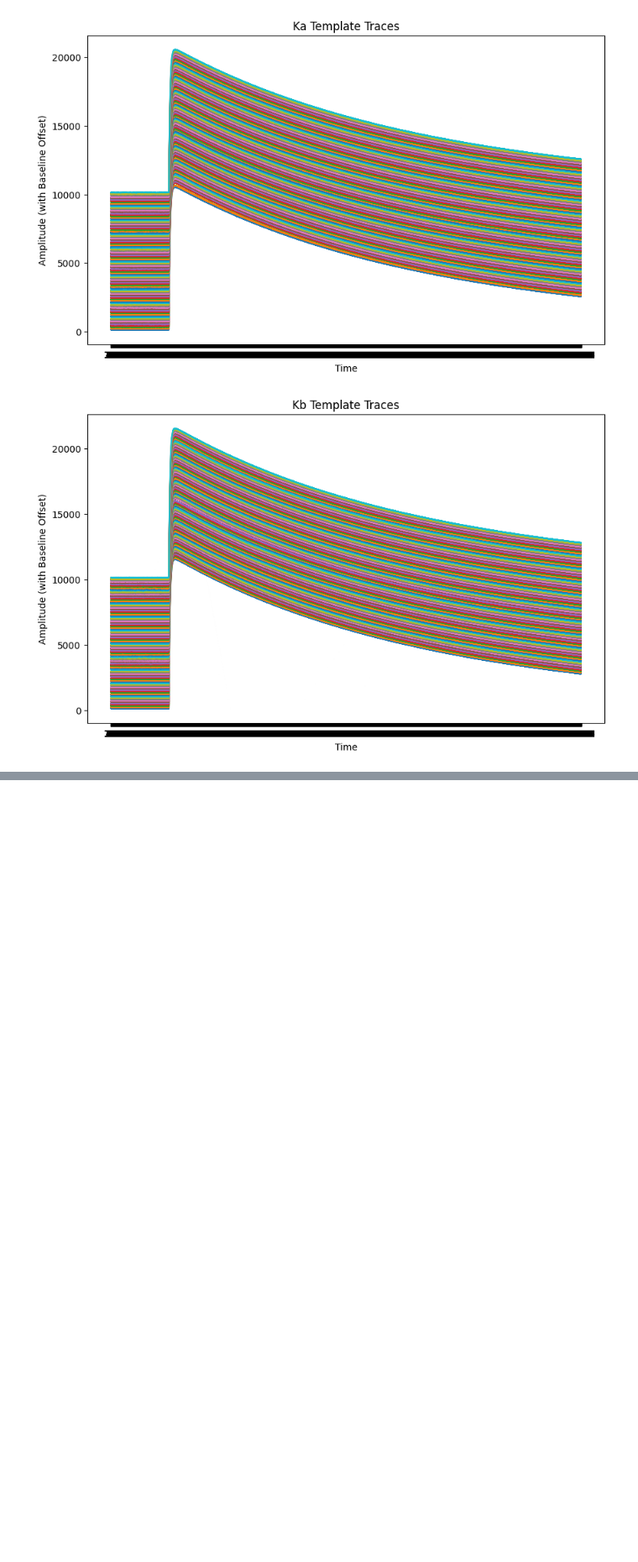
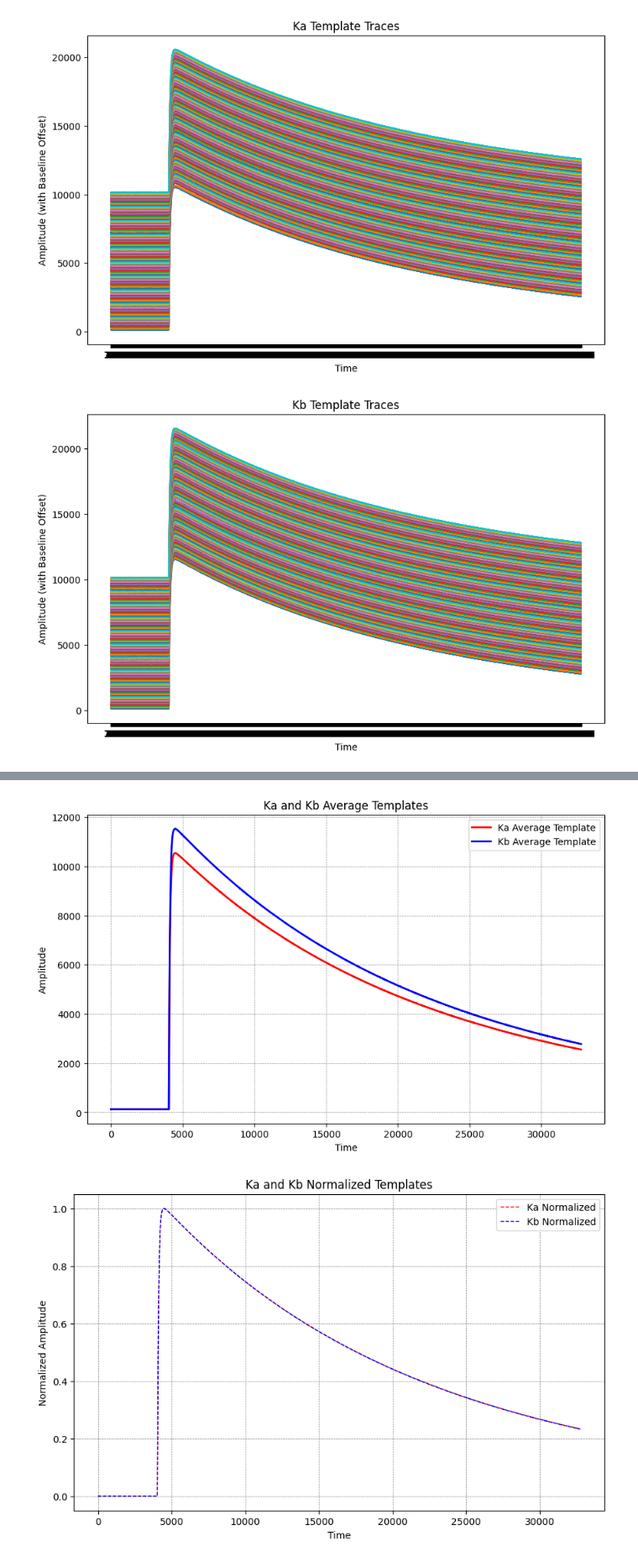
Before and after one commit to dowlingwong/DELight_mtr, a Jupyter notebook: wk8/raw/22OF_template.ipynb, the cells around one changed output, grey strips where cells are left out. Shown at 84% size. Saved outputs shown, nothing was run; the diff lists cells and outputs as text; code cells hidden in the pictures; blank space fills up the shorter version.

```diff
--- a/wk8/raw/22OF_template.ipynb
+++ b/wk8/raw/22OF_template.ipynb
@@ -30,0 +78,69 @@ plot_traces("Kb_template_traces.csv", "Kb Template Traces")
+# %%
+import numpy as np
+import pandas as pd
+import matplotlib.pyplot as plt
+
+plt.style.use('default')  # Reset any unusual styling
+
+def plot_traces(csv_file, title):
+    df = pd.read_csv(csv_file)
+    df = df.loc[:, df.columns != 'Unnamed: 0']  # Remove any unexpected index column
+    df = df.dropna()  # Remove any NaN values
+    num_traces = df.shape[0]
+    baseline_offsets = np.linspace(0, num_traces * 100, num_traces)  # Spacing traces vertically
+
+    plt.figure(figsize=(10, 6), facecolor='white')  # Set white background
+    for i in range(num_traces):
+        plt.plot(df.iloc[i] + baseline_offsets[i], label=f'Trace {i+1}', linewidth=1)
+
+    plt.title(title)
+    plt.xlabel("Time")
+    plt.ylabel("Amplitude (with Baseline Offset)")
+    plt.show()
+
+def compute_average_template(csv_file):
+    df = pd.read_csv(csv_file)
+    df = df.loc[:, df.columns != 'Unnamed: 0']  # Remove any unexpected index column
+    df = df.dropna()  # Remove any NaN values
+    avg_trace = df.mean(axis=0).to_numpy()  # Convert to NumPy array
+    return avg_trace
+
+def normalize_template(template):
+    return (template - np.min(template)) / (np.max(template) - np.min(template))
+
+def plot_templates_separately(file1, file2):
+    ka_avg_trace = compute_average_template(file1)
+    kb_avg_trace = compute_average_template(file2)
+
+    ka_norm_trace = normalize_template(ka_avg_trace)
+    kb_norm_trace = normalize_template(kb_avg_trace)
+
+    # Plot original templates
+    plt.figure(figsize=(10, 6), facecolor='white')  # Set white background
+    plt.plot(ka_avg_trace, label="Ka Average Template", color="red", linewidth=2)
+    plt.plot(kb_avg_trace, label="Kb Average Template", color="blue", linewidth=2)
+
+    plt.title("Ka and Kb Average Templates")
+    plt.xlabel("Time")
+    plt.ylabel("Amplitude")
+    plt.legend()
+    plt.grid(color='gray', linestyle='--', linewidth=0.5)  # Ensure proper grid formatting
+    plt.show()
+
+    # Plot normalized templates
+    plt.figure(figsize=(10, 6), facecolor='white')  # Set white background
+    plt.plot(ka_norm_trace, label="Ka Normalized", color="red", linestyle="--", linewidth=1)
+    plt.plot(kb_norm_trace, label="Kb Normalized", color="blue", linestyle="--", linewidth=1)
+
+    plt.title("Ka and Kb Normalized Templates")
+    plt.xlabel("Time")
+    plt.ylabel("Normalized Amplitude")
+    plt.legend()
+    plt.grid(color='gray', linestyle='--', linewidth=0.5)  # Ensure proper grid formatting
+    plt.show()
+
+# Plot templates separately
+plot_templates_separately("Ka_template_traces.csv", "Kb_template_traces.csv")
+# %% [output]
+[figure, added]
+[figure, added]
```
Also changed, not shown: parts of 3 cells of this notebook, 2 other files.
